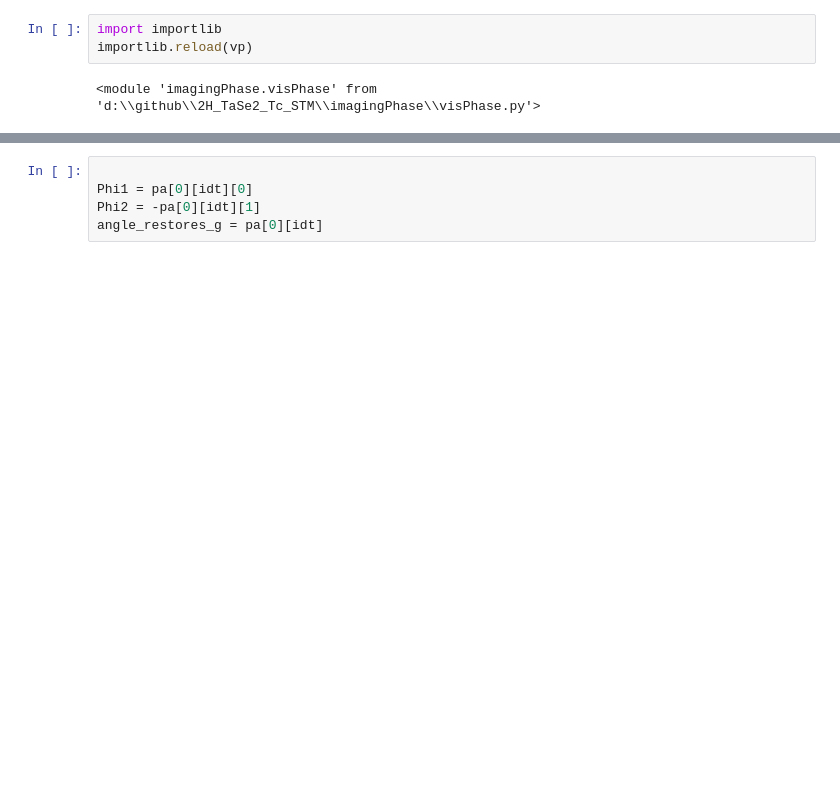
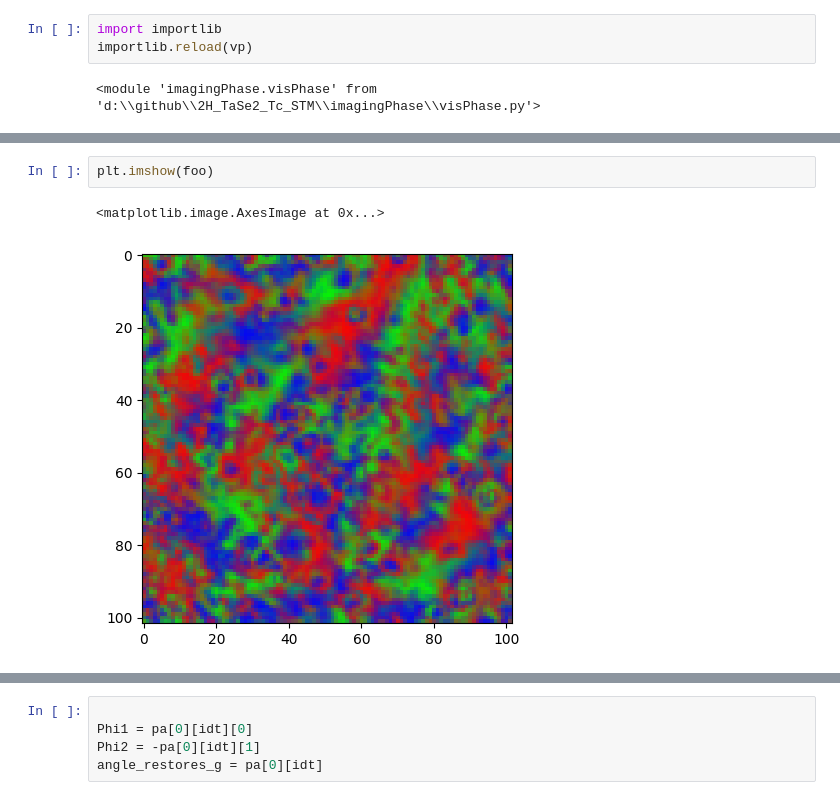
Before and after one commit to Potdooshami/2H_TaSe2_Tc_STM, a Jupyter notebook: visualizePhaseMap.ipynb, the cells around one changed output, grey strips where cells are left out. Saved outputs shown, nothing was run; the diff lists cells and outputs as text; blank space fills up the shorter version.

```diff
--- a/visualizePhaseMap.ipynb
+++ b/visualizePhaseMap.ipynb
@@ -28,0 +218,5 @@ tmp.pHAC()
+# %%
+plt.imshow(foo)
+# %% [output]
+<matplotlib.image.AxesImage at 0x...>
+[figure, added]
```
Also changed, not shown: parts of 23 cells of this notebook, 5 other files.
